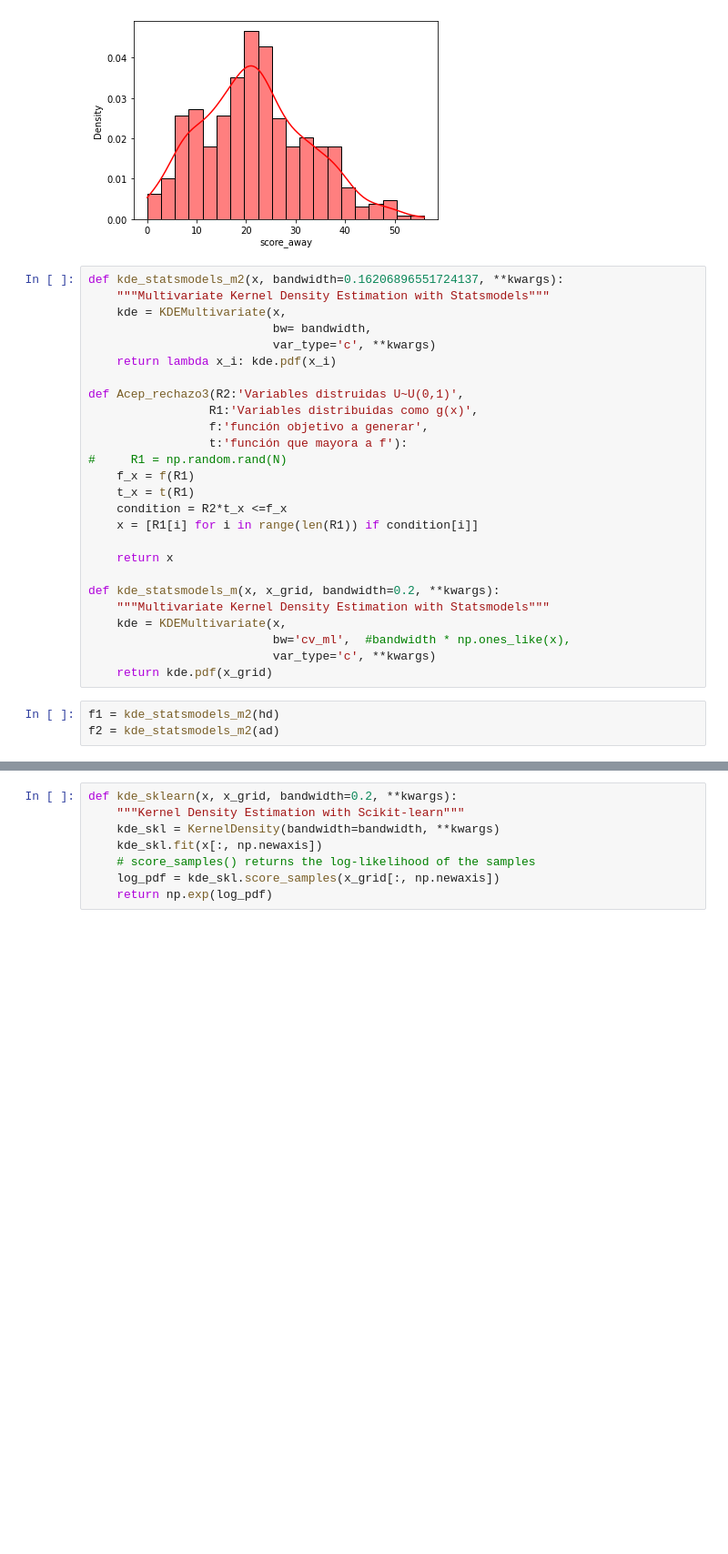
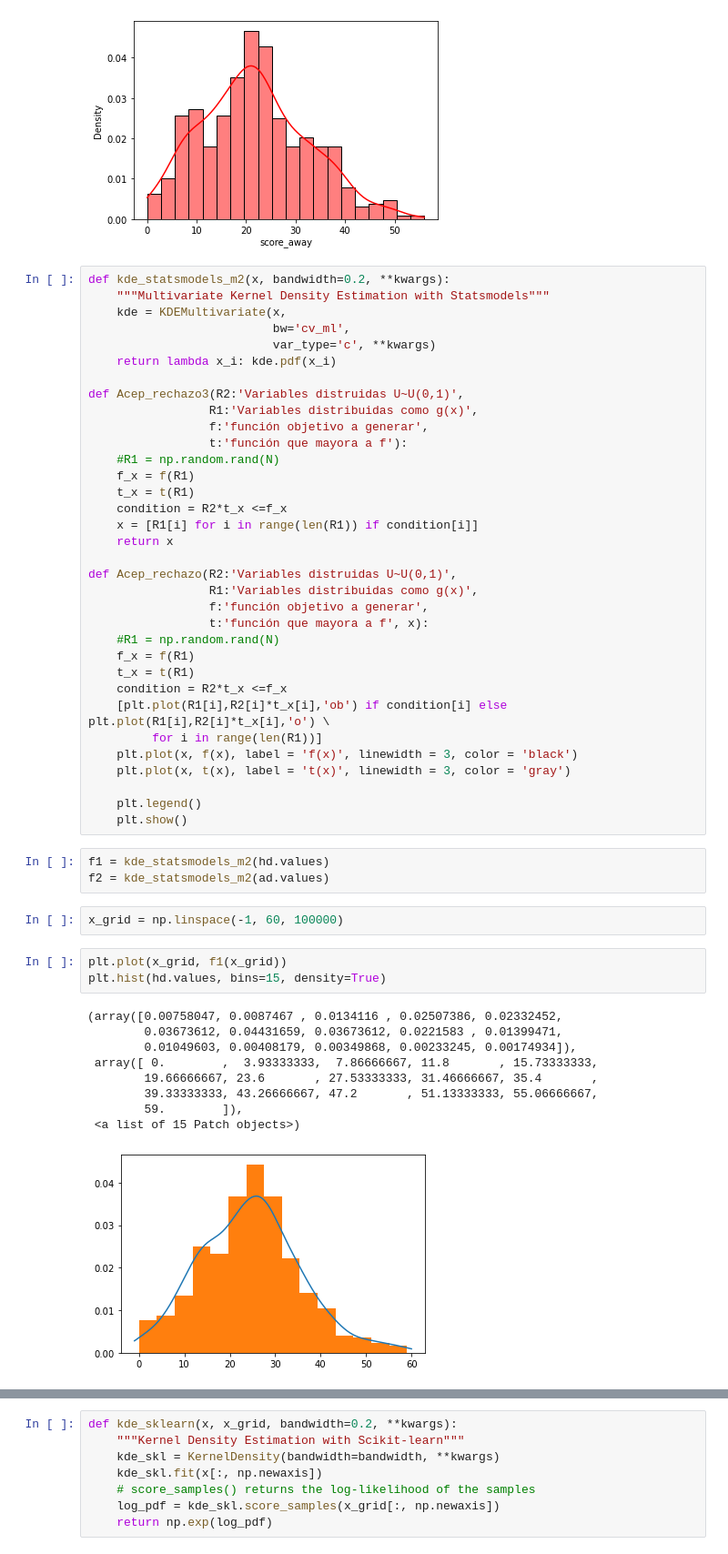
Before and after one commit to Kike14/ProyectoConjunto_EJRodriguez_DOrozco_JPJimenez, a Jupyter notebook: ProyectoModulo1_OrozcoE_MendozaJ__GomezD.ipynb, the cells around one changed output, grey strips where cells are left out. Shown: that part at 91% size. Cells and saved outputs as stored; diff of their text form; blank space fills up the shorter version.

```diff
--- a/ProyectoModulo1_OrozcoE_MendozaJ__GomezD.ipynb
+++ b/ProyectoModulo1_OrozcoE_MendozaJ__GomezD.ipynb
@@ -237,10 +237,10 @@ sns.histplot(data=ad, stat='density', kde=True, kde_kws={'bw_method': 0.25517241
 <matplotlib.axes._subplots.AxesSubplot at 0x...>
 [figure]
 # %%
-def kde_statsmodels_m2(x, bandwidth=0.16206896551724137, **kwargs):
+def kde_statsmodels_m2(x, bandwidth=0.2, **kwargs):
     """Multivariate Kernel Density Estimation with Statsmodels"""
     kde = KDEMultivariate(x,
-                          bw= bandwidth,
+                          bw='cv_ml',
                           var_type='c', **kwargs)
     return lambda x_i: kde.pdf(x_i)
 
@@ -248,20 +248,43 @@ def Acep_rechazo3(R2:'Variables distruidas U~U(0,1)',
                  R1:'Variables distribuidas como g(x)',
                  f:'función objetivo a generar',
                  t:'función que mayora a f'):
-#     R1 = np.random.rand(N)
+    #R1 = np.random.rand(N)
     f_x = f(R1)
     t_x = t(R1)
     condition = R2*t_x <=f_x
     x = [R1[i] for i in range(len(R1)) if condition[i]]
-
     return x
 
-def kde_statsmodels_m(x, x_grid, bandwidth=0.2, **kwargs):
-    """Multivariate Kernel Density Estimation with Statsmodels"""
-    kde = KDEMultivariate(x,
-                          bw='cv_ml',  #bandwidth * np.ones_like(x),
-                          var_type='c', **kwargs)
-    return kde.pdf(x_grid)
+def Acep_rechazo(R2:'Variables distruidas U~U(0,1)',
+                 R1:'Variables distribuidas como g(x)',
+                 f:'función objetivo a generar',
+                 t:'función que mayora a f', x):
+    #R1 = np.random.rand(N)
+    f_x = f(R1)
+    t_x = t(R1)
+    condition = R2*t_x <=f_x
+    [plt.plot(R1[i],R2[i]*t_x[i],'ob') if condition[i] else plt.plot(R1[i],R2[i]*t_x[i],'o') \
+         for i in range(len(R1))]
+    plt.plot(x, f(x), label = 'f(x)', linewidth = 3, color = 'black')
+    plt.plot(x, t(x), label = 't(x)', linewidth = 3, color = 'gray')
+
+    plt.legend()
+    plt.show()
 # %%
-f1 = kde_statsmodels_m2(hd)
-f2 = kde_statsmodels_m2(ad)
+f1 = kde_statsmodels_m2(hd.values)
+f2 = kde_statsmodels_m2(ad.values)
+# %%
+x_grid = np.linspace(-1, 60, 100000)
+# %%
+plt.plot(x_grid, f1(x_grid))
+plt.hist(hd.values, bins=15, density=True)
+# %% [output]
+(array([0.00758047, 0.0087467 , 0.0134116 , 0.02507386, 0.02332452,
+        0.03673612, 0.04431659, 0.03673612, 0.0221583 , 0.01399471,
+        0.01049603, 0.00408179, 0.00349868, 0.00233245, 0.00174934]),
+ array([ 0.        ,  3.93333333,  7.86666667, 11.8       , 15.73333333,
+        19.66666667, 23.6       , 27.53333333, 31.46666667, 35.4       ,
+        39.33333333, 43.26666667, 47.2       , 51.13333333, 55.06666667,
+        59.        ]),
+ <a list of 15 Patch objects>)
+[figure, added]
```
Also changed, not shown: parts of 6 cells of this notebook.
